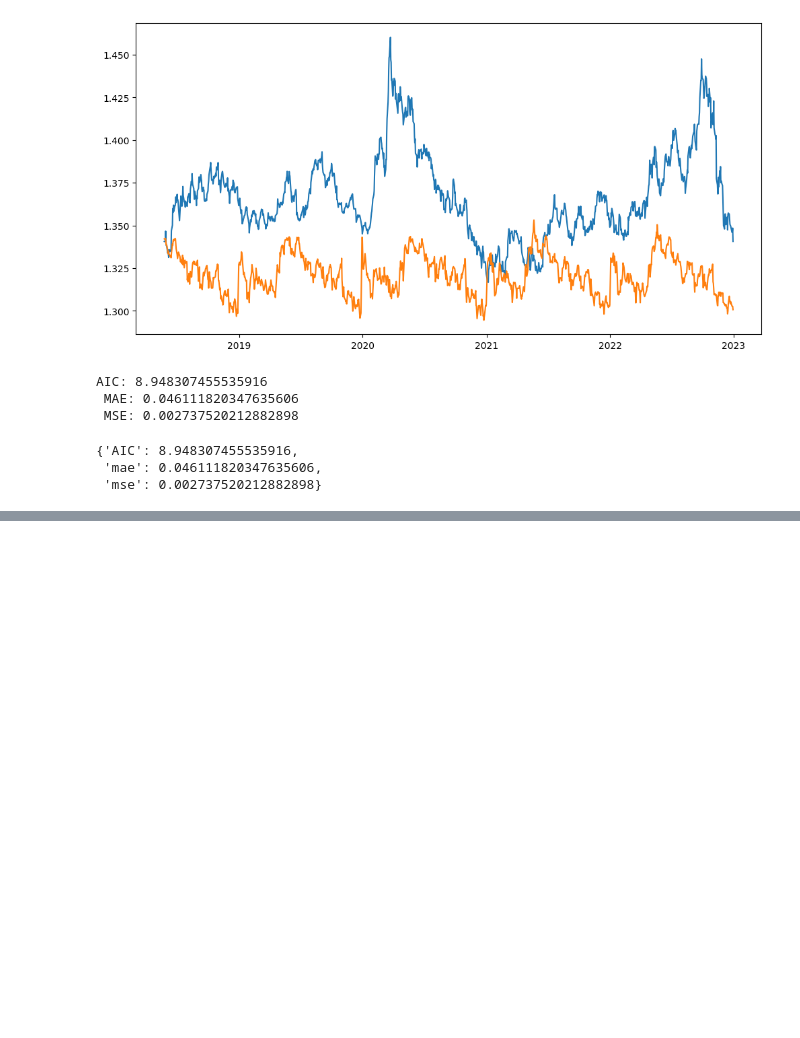
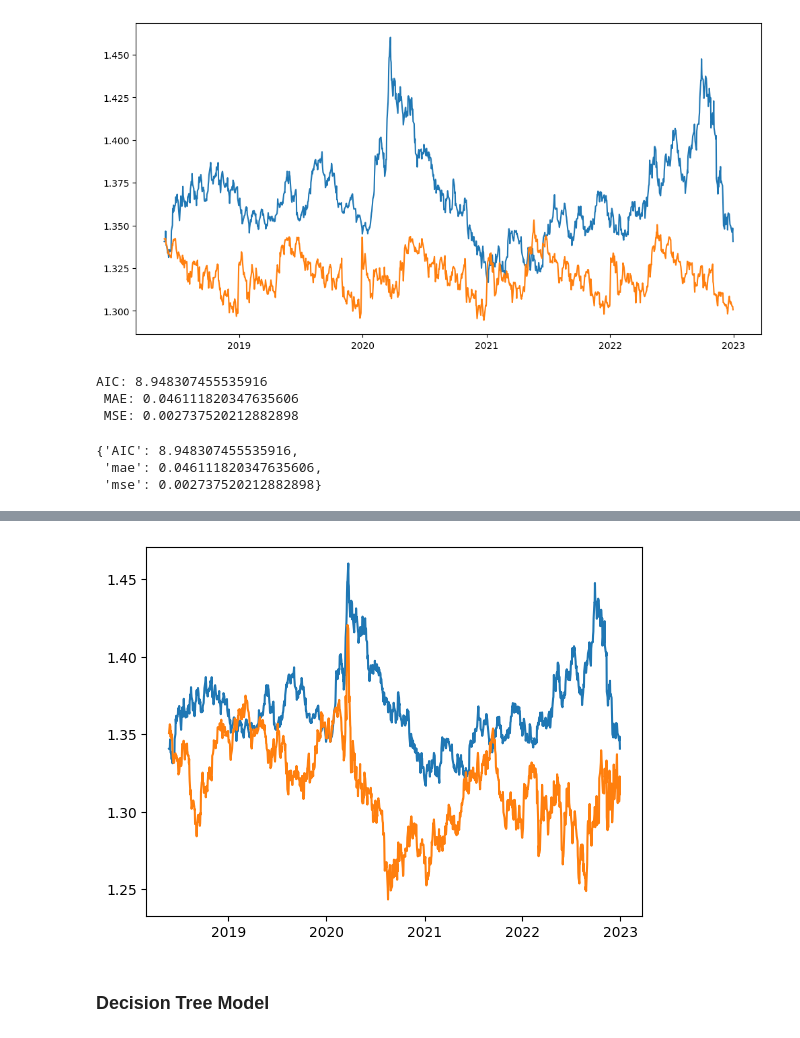
Before and after one commit to erictan23/Currency-Prediction, a Jupyter notebook: currency_prediction.ipynb, the cells around one changed output, grey strips where cells are left out. Saved outputs shown, nothing was run; the diff lists cells and outputs as text; code cells hidden in the pictures; blank space fills up the shorter version.

```diff
--- a/currency_prediction.ipynb
+++ b/currency_prediction.ipynb
@@ -665,0 +738,13 @@ AIC: 8.948307455535916
+# %%
+X = df_scaled
+y = df_clean["SGD"]
+# %%
+split_ratio = 0.8
+size = len(df_clean["SGD"])
+train_size = round(split_ratio*size)
+
+X_train = X[:train_size]
+X_test = X[train_size:]
+
+y_train = y[:train_size]
+y_test = y[train_size:]
@@ -665,0 +791,8 @@ AIC: 8.948307455535916
+# %%
+model = LinearRegression()
+
+model.fit(X_train,y_train)
+
+y_pred = model.predict(X_test)
+
+evaluate_model(y_test,y_pred)
@@ -665,0 +806,9 @@ AIC: 8.948307455535916
+# %%
+plt.plot( df_clean.Date[train_size:] , y_test)
+plt.plot( df_clean.Date[train_size:],  y_pred)
+
+plt.show()
+# %% [output]
+[figure, added]
+# %% [markdown]
+### Decision Tree Model
```
Also changed, not shown: parts of 26 cells of this notebook.
